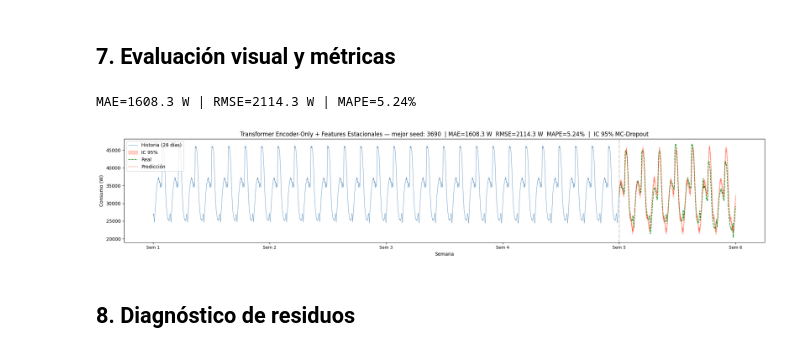
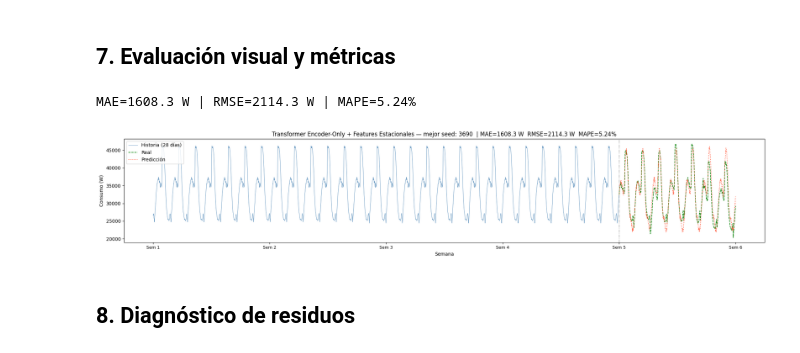
Before and after one commit to GonzaloIgta/Electric-Power-Consumption, a Jupyter notebook: Transformer based architecture/transformer_estacional.ipynb, the cells around one changed output. Drawn from its saved outputs; the diff is of its cells as text; code cells hidden in the pictures.

```diff
--- a/Transformer based architecture/transformer_estacional.ipynb
+++ b/Transformer based architecture/transformer_estacional.ipynb
@@ -312,12 +312,10 @@ STEPS_PER_WEEK = STEPS_PER_DAY * 7
 MONTH_STEPS    = STEPS_PER_DAY * 28
 
 # ── Historia ──────────────────────────────────────────────────────────────────
-# Reconstruimos la historia usando el consumo de las muestras del test set
 history_chunks = []
 n_chunks = min(MONTH_STEPS // SEQ_LEN + 2, len(test_ds))
 for i in range(n_chunks):
     xc, _ = test_ds[i]
-    # xc shape: (seq_len, 9); columna 0 = consumo normalizado
     history_chunks.append(denorm(xc[:, 0].numpy()))
 
 hist_full  = np.concatenate(history_chunks)[-MONTH_STEPS:]
@@ -340,8 +338,6 @@ with torch.no_grad():
 
 preds_denorm = denorm(preds)
 y_pred_raw   = preds_denorm.mean(axis=0)
-ci_low       = np.percentile(preds_denorm,  2.5, axis=0)
-ci_high      = np.percentile(preds_denorm, 97.5, axis=0)
 
 mae  = np.mean(np.abs(y_true_raw - y_pred_raw))
 rmse = np.sqrt(np.mean((y_true_raw - y_pred_raw) ** 2))
@@ -349,36 +345,35 @@ mape = np.mean(np.abs((y_true_raw - y_pred_raw) / (y_true_raw + 1e-8))) * 100
 print(f"MAE={mae:.1f} W | RMSE={rmse:.1f} W | MAPE={mape:.2f}%")
 
 # ── Ejes temporales ───────────────────────────────────────────────────────────
 actual_hist = len(hist_full)
 t_hist = np.arange(0, actual_hist)
 t_pred = np.arange(actual_hist, actual_hist + PRED_LEN)
 
 # ── Plot ──────────────────────────────────────────────────────────────────────
 fig, ax = plt.subplots(figsize=(20, 4))
 
 ax.plot(t_hist, hist_full,  color="steelblue", label="Historia (28 días)", lw=0.7, alpha=0.85, zorder=2)
-ax.fill_between(t_pred, ci_low, ci_high, color="tomato", alpha=0.30, label="IC 95%", zorder=1)
 ax.plot(t_pred, y_true_raw, color="green",  linestyle="--", label="Real",       lw=1.2, zorder=3)
 ax.plot(t_pred, y_pred_raw, color="tomato", linestyle=":",  label="Predicción", lw=1.4, zorder=4)
 ax.axvline(actual_hist, color="gray", lw=1.0, alpha=0.7, linestyle="-.")
 
 week_ticks = np.arange(0, actual_hist + PRED_LEN + 1, STEPS_PER_WEEK)
 ax.set_xticks(week_ticks)
 ax.set_xticklabels([f"Sem {i+1}" for i in range(len(week_ticks))], fontsize=9)
 
 ax.set_xlabel("Semana")
 ax.set_ylabel("Consumo (W)")
 ax.set_title(
     f"Transformer Encoder-Only + Features Estacionales — mejor seed: 3690  "
-    f"| MAE={mae:.1f} W  RMSE={rmse:.1f} W  MAPE={mape:.2f}%  |  IC 95% MC-Dropout"
+    f"| MAE={mae:.1f} W  RMSE={rmse:.1f} W  MAPE={mape:.2f}%"
 )
 ax.legend(loc="upper left")
 plt.tight_layout()
 plt.savefig("forecast_estacional.png", dpi=150)
 plt.show()
 # %% [output]
 MAE=1608.3 W | RMSE=2114.3 W | MAPE=5.24%
-[figure, old version]
+[figure, new version]
 # %% [markdown]
 ## 8. Diagnóstico de residuos
 # %%
```
Also changed, not shown: 1 other file.
